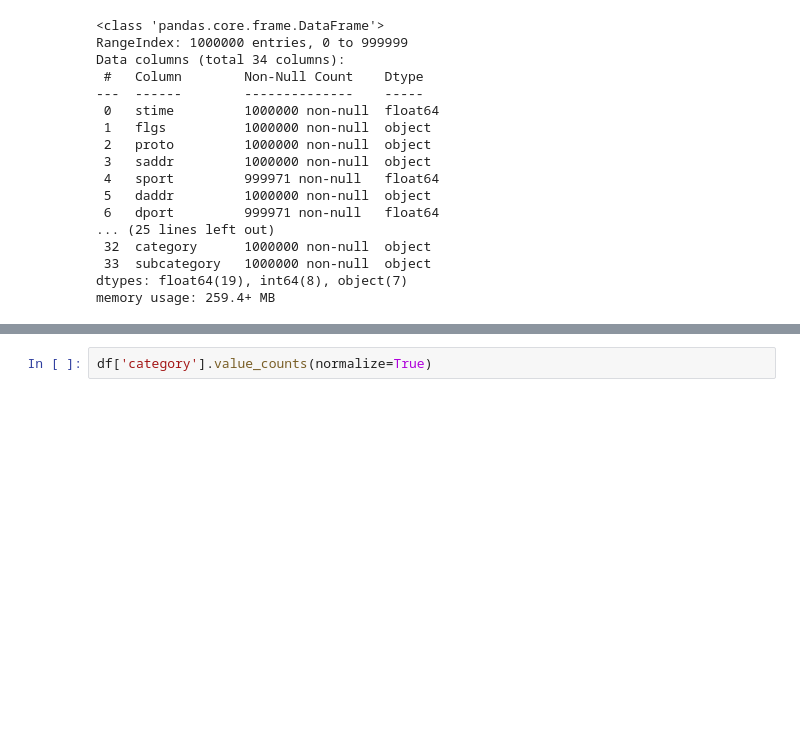
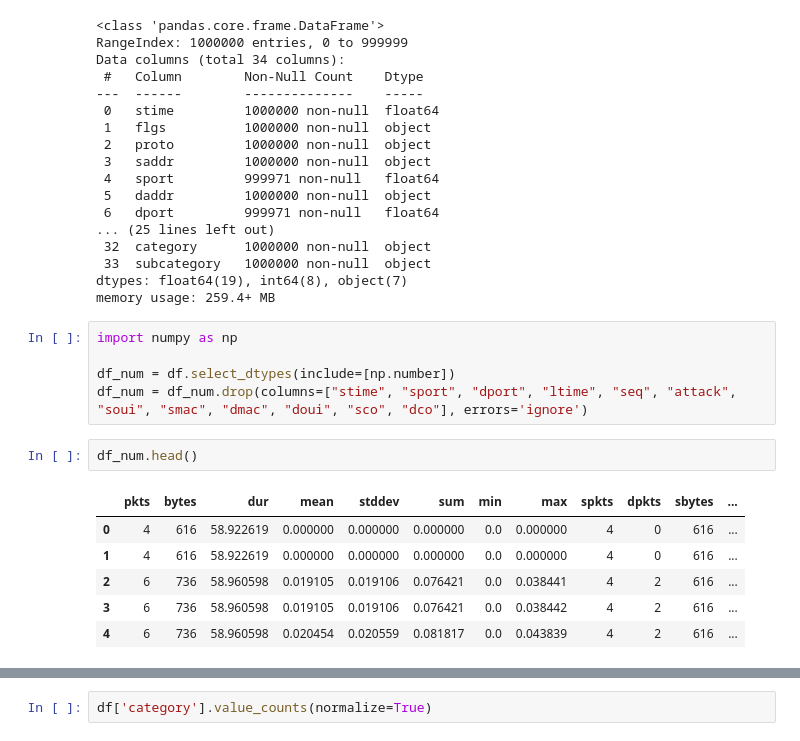
Before and after one commit to joegom22/deteccion-botnets-tfm, a Jupyter notebook: src/bot-iot.ipynb, the cells around one changed output, grey strips where cells are left out. Drawn from its saved outputs; the diff is of its cells as text; blank space fills up the shorter version.

```diff
--- a/src/bot-iot.ipynb
+++ b/src/bot-iot.ipynb
@@ -58,3 +58,18 @@ Data columns (total 34 columns):
  33  subcategory   1000000 non-null  object
 dtypes: float64(19), int64(8), object(7)
 memory usage: 259.4+ MB
+# %%
+import numpy as np
+
+df_num = df.select_dtypes(include=[np.number])
+df_num = df_num.drop(columns=["stime", "sport", "dport", "ltime", "seq", "attack",
+"soui", "smac", "dmac", "doui", "sco", "dco"], errors='ignore')
+# %%
+df_num.head()
+# %% [output]
+|  | pkts | bytes | dur | mean | stddev | sum | min | max | spkts | dpkts | sbytes | ... |
+| 0 | 4 | 616 | 58.922619 | 0.000000 | 0.000000 | 0.000000 | 0.0 | 0.000000 | 4 | 0 | 616 | ... |
+| 1 | 4 | 616 | 58.922619 | 0.000000 | 0.000000 | 0.000000 | 0.0 | 0.000000 | 4 | 0 | 616 | ... |
+| 2 | 6 | 736 | 58.960598 | 0.019105 | 0.019106 | 0.076421 | 0.0 | 0.038441 | 4 | 2 | 616 | ... |
+| 3 | 6 | 736 | 58.960598 | 0.019105 | 0.019106 | 0.076421 | 0.0 | 0.038442 | 4 | 2 | 616 | ... |
+| 4 | 6 | 736 | 58.960598 | 0.020454 | 0.020559 | 0.081817 | 0.0 | 0.043839 | 4 | 2 | 616 | ... |
```
Also changed, not shown: parts of 3 cells of this notebook, 4 other files.
